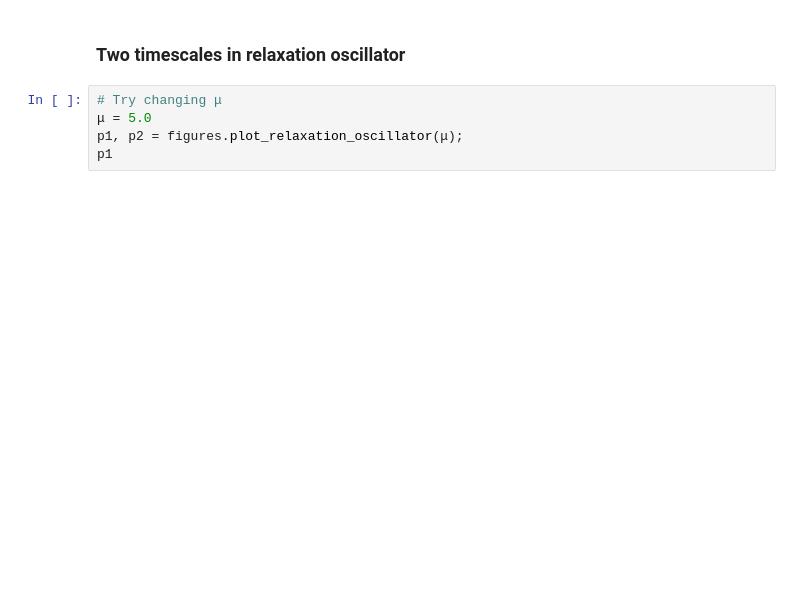
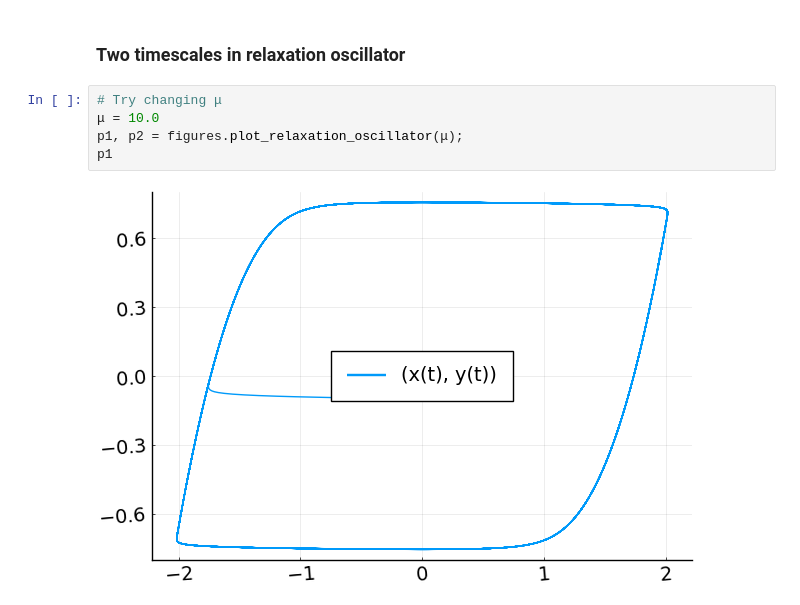
Before and after one commit to colm-connaughton/MA934-slides, a Jupyter notebook: slides 7 - solving equations.ipynb, the cells around one changed output. Drawn from its saved outputs; the diff is of its cells as text; blank space fills up the shorter version.

```diff
--- a/slides 7 - solving equations.ipynb
+++ b/slides 7 - solving equations.ipynb
@@ -587,8 +617,10 @@ figures.plot_Euler(sol1, sol2, λ, u0)
 ### Two timescales in relaxation oscillator
 # %%
 # Try changing μ
-μ = 5.0
+μ = 10.0
 p1, p2 = figures.plot_relaxation_oscillator(μ);
 p1
+# %% [output]
+[figure, added]
 # %%
 p2
```
Also changed, not shown: parts of 10 cells of this notebook, 8 other files.
